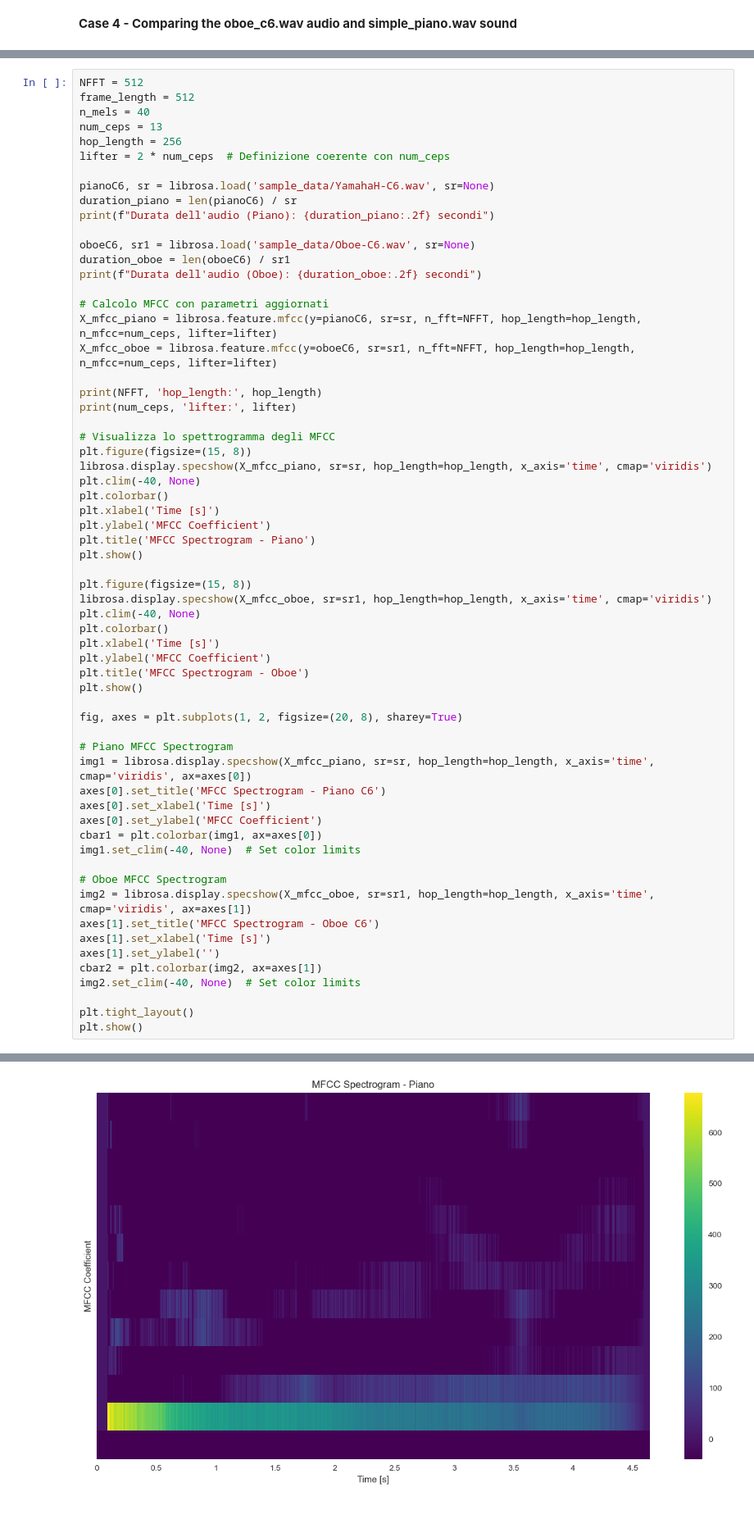
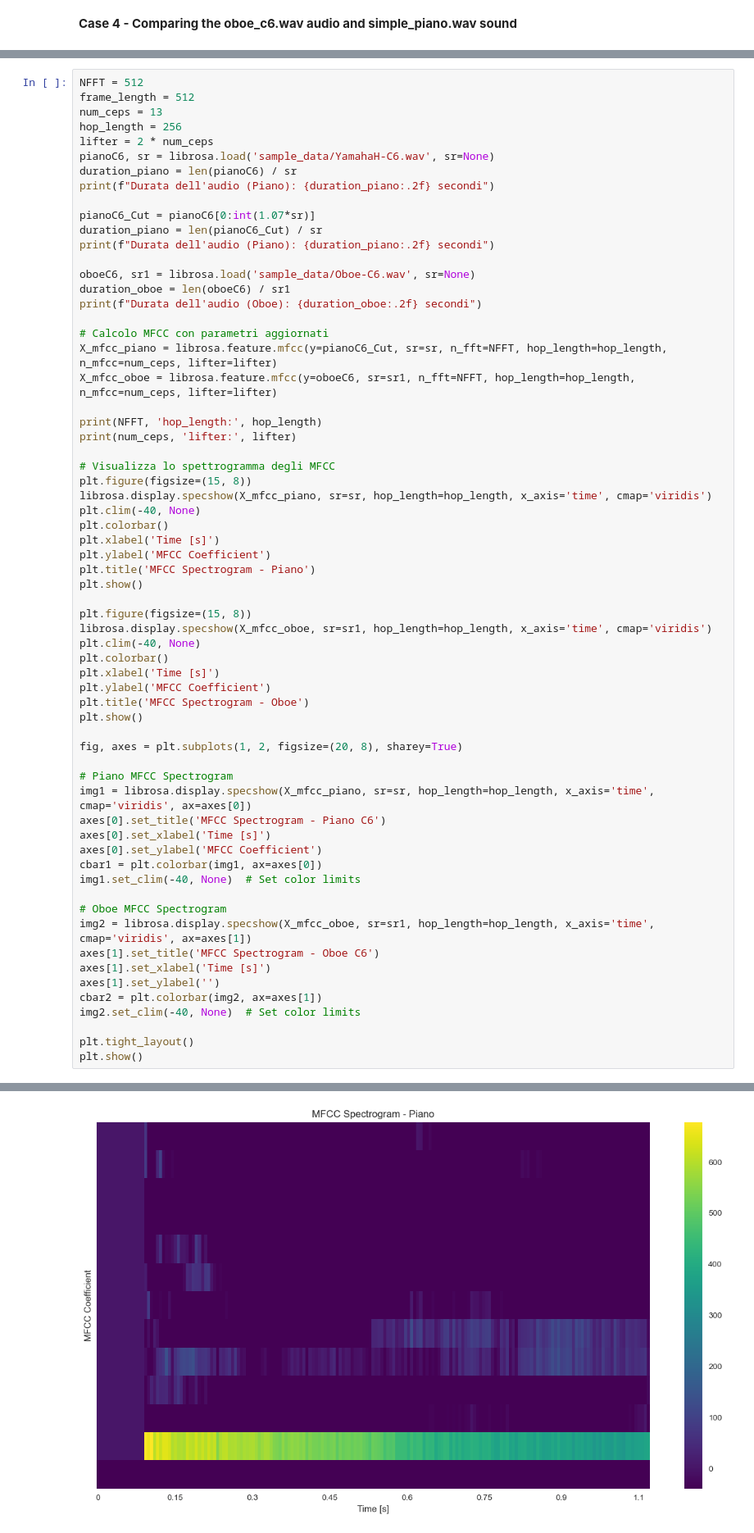
Before and after one commit to Carmenfranci/Selected, a Jupyter notebook: Lab_1_students.ipynb, the cells around one changed output, grey strips where cells are left out. Shown at 82% size. Drawn from its saved outputs; the diff is of its cells as text.

```diff
--- a/Lab_1_students.ipynb
+++ b/Lab_1_students.ipynb
@@ -1221,13 +1221,15 @@ Durata dell'audio: 1.07 secondi
 # %%
 NFFT = 512
 frame_length = 512
-n_mels = 40
 num_ceps = 13
 hop_length = 256
-lifter = 2 * num_ceps  # Definizione coerente con num_ceps
-
+lifter = 2 * num_ceps
 pianoC6, sr = librosa.load('sample_data/YamahaH-C6.wav', sr=None)
 duration_piano = len(pianoC6) / sr
+print(f"Durata dell'audio (Piano): {duration_piano:.2f} secondi")
+
+pianoC6_Cut = pianoC6[0:int(1.07*sr)]
+duration_piano = len(pianoC6_Cut) / sr
 print(f"Durata dell'audio (Piano): {duration_piano:.2f} secondi")
 
 oboeC6, sr1 = librosa.load('sample_data/Oboe-C6.wav', sr=None)
@@ -1235,7 +1237,7 @@ duration_oboe = len(oboeC6) / sr1
 print(f"Durata dell'audio (Oboe): {duration_oboe:.2f} secondi")
 
 # Calcolo MFCC con parametri aggiornati
-X_mfcc_piano = librosa.feature.mfcc(y=pianoC6, sr=sr, n_fft=NFFT, hop_length=hop_length, n_mfcc=num_ceps, lifter=lifter)
+X_mfcc_piano = librosa.feature.mfcc(y=pianoC6_Cut, sr=sr, n_fft=NFFT, hop_length=hop_length, n_mfcc=num_ceps, lifter=lifter)
 X_mfcc_oboe = librosa.feature.mfcc(y=oboeC6, sr=sr1, n_fft=NFFT, hop_length=hop_length, n_mfcc=num_ceps, lifter=lifter)
 
 print(NFFT, 'hop_length:', hop_length)
@@ -1285,5 +1288,5 @@ Durata dell'audio (Piano): 4.64 secondi
 Durata dell'audio (Oboe): 1.07 secondi
 512 hop_length: 256
 13 lifter: 26
-[figure, old version]
+[figure, new version]
 [figure]
```
Also changed, not shown: parts of 6 cells of this notebook, 2 other files.
